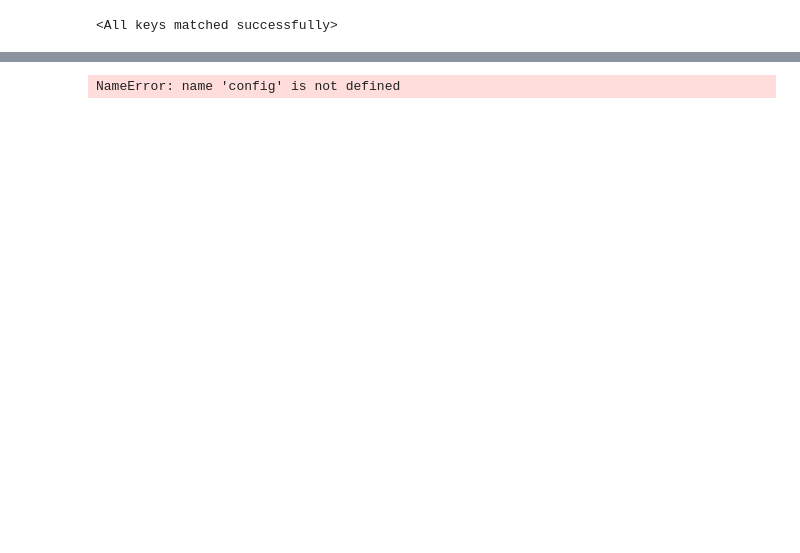
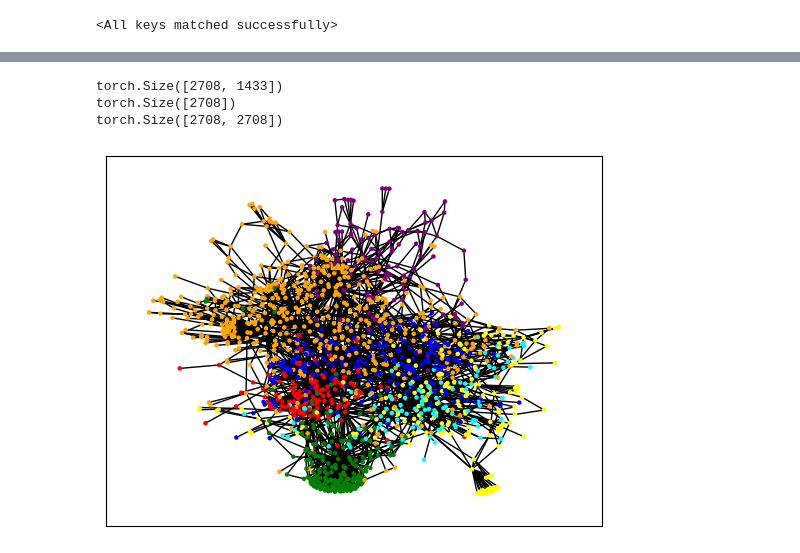
Before and after one commit to LeoLN81/GAT, a Jupyter notebook: eval_model.ipynb, the cells around one changed output, grey strips where cells are left out. Drawn from its saved outputs; the diff is of its cells as text; code cells hidden in the pictures; blank space fills up the shorter version.

Commit message:
final version notebook eval and visual

```diff
--- a/eval_model.ipynb
+++ b/eval_model.ipynb
@@ -363,18 +267,53 @@ RuntimeError: [enforce fail at alloc_cpu.cpp:80] data. DefaultCPUAllocator: not
-# %%
-def evaluate_individual(model, data, idx):
-    features = data.features.to(config.device)
-    labels = data.labels.to(config.device)
-    edges_adj = data.adj_mat.to(config.device)
-    edges_adj = edges_adj.unsqueeze(-1)
-    print(labels[idx])
-    print(features[idx])
-    print(edges_adj[idx])
-    #model.eval()
-    #with torch.no_grad():
-    #    output = config.model(features, edges_adj)
-    #    loss = config.loss_func(output[idx_valid], labels[idx_valid])
-    #    acc = accuracy(output[idx_valid], labels[idx_valid])
-
-evaluate_individual(config.model, config.dataset, 5)
-# %% [output]
-NameError: name 'config' is not defined
+# %%
+import matplotlib.pyplot as plt
+import networkx as nx
+import random
+
+# Create a dictionary to store colors for each label
+COLORS = ['blue', 'orange', 'yellow', 'red', 'purple', 'green', 'cyan', 'black']
+
+def evaluate_individual(data, labels):
+    features = data.features
+    edges_adj = data.adj_mat
+    # print all shapes
+    print(features.shape)
+    print(labels.shape)
+    print(edges_adj.shape)
+    #edges_adj = edges_adj.unsqueeze(-1)
+
+    # Create a graph
+    G = nx.from_numpy_array(edges_adj.numpy())
+
+    # Assign labels and features to nodes
+    for i, (feat, label) in enumerate(zip(features, labels)):
+        G.nodes[i]['feature'] = feat
+        G.nodes[i]['label'] = label
+
+    v = 151
+
+    radius = 6
+
+    # extract the subgraph within the specified radius
+    G = nx.ego_graph(G, v, radius=radius)
+
+    # Identify and remove self-edges
+    self_edges = list(nx.selfloop_edges(G))
+    G.remove_edges_from(self_edges)
+
+    # Draw the graph after keeping only the largest connected component
+    pos_largest = nx.spring_layout(G, seed=42)
+    node_colors = [COLORS[G.nodes[node]['label']] for node in G.nodes]
+    #if node in train or valid
+    #node_sizes = [30 if node in idx_test else 3 for node in G.nodes]
+    node_sizes = 5
+    nx.draw_networkx(G, pos_largest, with_labels=False, node_size=node_sizes, node_color=node_colors)
+    #node_labels_largest = nx.get_node_attributes(G_largest, 'label')
+    #nx.draw_networkx_labels(G_largest, pos_largest, labels=node_labels_largest)
+    plt.show()
+
+evaluate_individual(config.dataset, np.argmax(output, axis=-1))
+# %% [output]
+torch.Size([2708, 1433])
+torch.Size([2708])
+torch.Size([2708, 2708])
+[figure, added]
```
Also changed, not shown: parts of 3 cells of this notebook, 1 other file.
